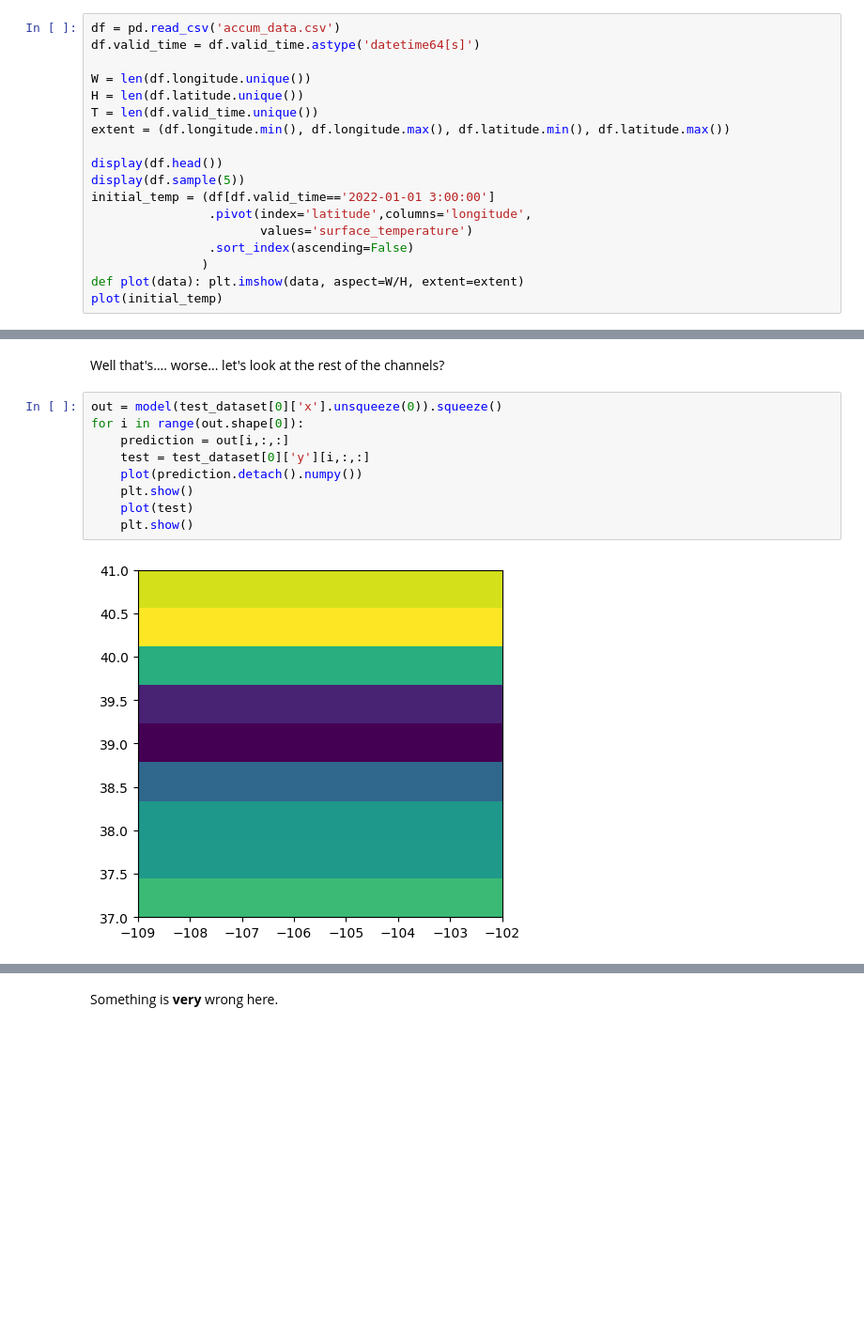
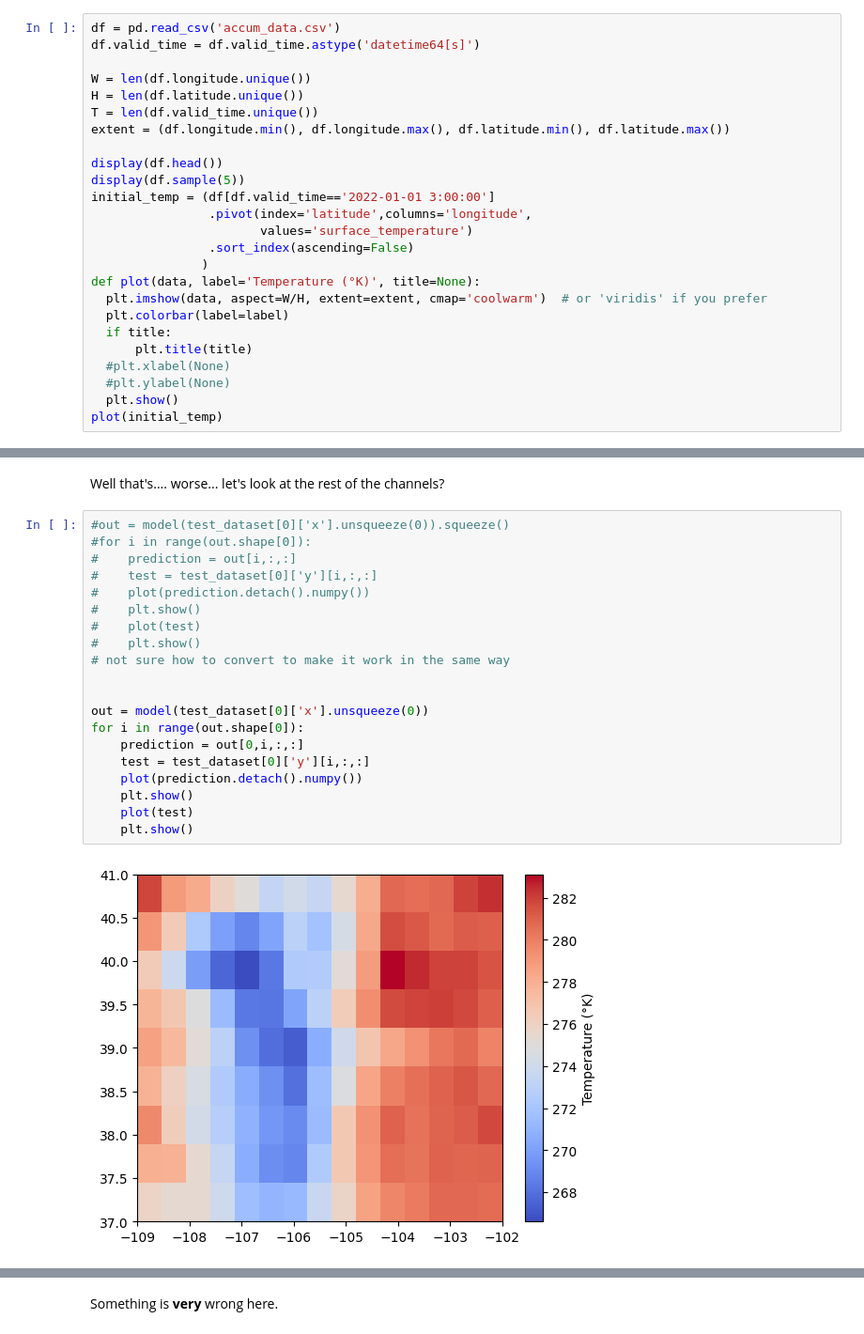
Before and after one commit to Quinntillion/MLProject, a Jupyter notebook: testNotebook.ipynb, the cells around one changed output, grey strips where cells are left out. Shown: that part at 94% size. Drawn from its saved outputs; the diff is of its cells as text; blank space fills up the shorter version.

```diff
--- a/testNotebook.ipynb
+++ b/testNotebook.ipynb
@@ -133,7 +133,14 @@ initial_temp = (df[df.valid_time=='2022-01-01 3:00:00']
                        values='surface_temperature')
                 .sort_index(ascending=False)
                )
-def plot(data): plt.imshow(data, aspect=W/H, extent=extent)
+def plot(data, label='Temperature (°K)', title=None):
+  plt.imshow(data, aspect=W/H, extent=extent, cmap='coolwarm')  # or 'viridis' if you prefer
+  plt.colorbar(label=label)
+  if title:
+      plt.title(title)
+  #plt.xlabel(None)
+  #plt.ylabel(None)
+  plt.show()
 plot(initial_temp)
 # %% [output]
 |  | valid_time | latitude | longitude | u10 | v10 | surface_dewpoint | surface_temperature | ... |
@@ -458,13 +469,24 @@ torch.Size([1, 10, 15, 1460])
 # %% [markdown]
 Well that's.... worse... let's look at the rest of the channels?
 # %%
-out = model(test_dataset[0]['x'].unsqueeze(0)).squeeze()
+#out = model(test_dataset[0]['x'].unsqueeze(0)).squeeze()
+#for i in range(out.shape[0]):
+#    prediction = out[i,:,:]
+#    test = test_dataset[0]['y'][i,:,:]
+#    plot(prediction.detach().numpy())
+#    plt.show()
+#    plot(test)
+#    plt.show()
+# not sure how to convert to make it work in the same way
+
+
+out = model(test_dataset[0]['x'].unsqueeze(0))
 for i in range(out.shape[0]):
-    prediction = out[i,:,:]
+    prediction = out[0,i,:,:]
     test = test_dataset[0]['y'][i,:,:]
     plot(prediction.detach().numpy())
     plt.show()
     plot(test)
     plt.show()
 # %% [output]
-[figure, old version]
+[figure, new version]
```
Also changed, not shown: parts of 9 cells of this notebook.
